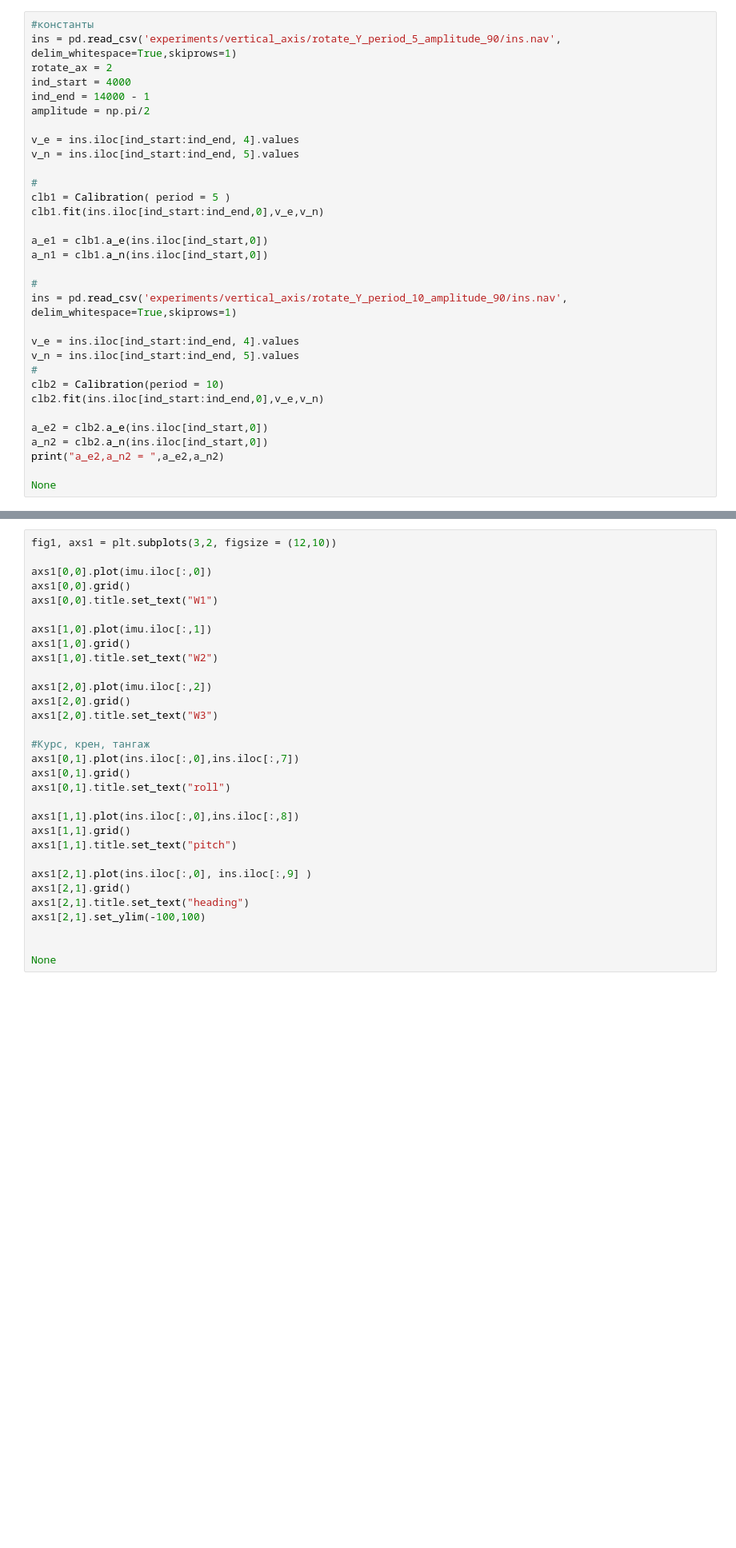
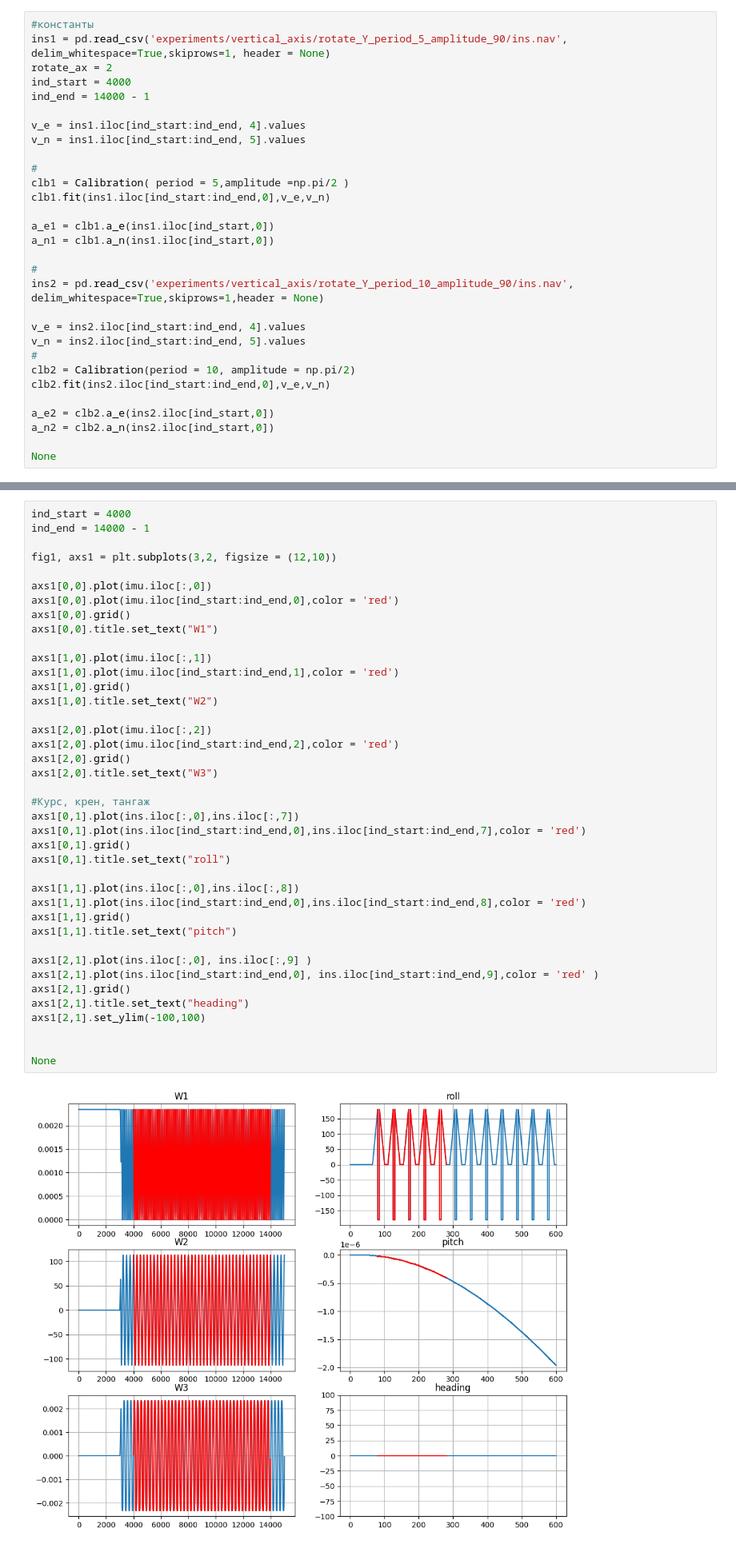
Before and after one commit to graphoman1535/Inav, a Jupyter notebook: Inav_analys.ipynb, the cells around one changed output, grey strips where cells are left out. Shown at 80% size. Drawn from its saved outputs; the diff is of its cells as text; blank space fills up the shorter version.

```diff
--- a/Inav_analys.ipynb
+++ b/Inav_analys.ipynb
@@ -72,32 +69,30 @@ ins = pd.read_csv('/home/roman/Inav/inav-ins-sample-app/experiments/vertical_axi
 # %%
 #константы
-ins = pd.read_csv('experiments/vertical_axis/rotate_Y_period_5_amplitude_90/ins.nav', delim_whitespace=True,skiprows=1)
+ins1 = pd.read_csv('experiments/vertical_axis/rotate_Y_period_5_amplitude_90/ins.nav', delim_whitespace=True,skiprows=1, header = None)
 rotate_ax = 2
 ind_start = 4000
 ind_end = 14000 - 1
-amplitude = np.pi/2
 
-v_e = ins.iloc[ind_start:ind_end, 4].values
-v_n = ins.iloc[ind_start:ind_end, 5].values
+v_e = ins1.iloc[ind_start:ind_end, 4].values
+v_n = ins1.iloc[ind_start:ind_end, 5].values
 
 #
-clb1 = Calibration( period = 5 )
-clb1.fit(ins.iloc[ind_start:ind_end,0],v_e,v_n)
+clb1 = Calibration( period = 5,amplitude =np.pi/2 )
+clb1.fit(ins1.iloc[ind_start:ind_end,0],v_e,v_n)
 
-a_e1 = clb1.a_e(ins.iloc[ind_start,0])
-a_n1 = clb1.a_n(ins.iloc[ind_start,0])
+a_e1 = clb1.a_e(ins1.iloc[ind_start,0])
+a_n1 = clb1.a_n(ins1.iloc[ind_start,0])
 
 #
-ins = pd.read_csv('experiments/vertical_axis/rotate_Y_period_10_amplitude_90/ins.nav', delim_whitespace=True,skiprows=1)
+ins2 = pd.read_csv('experiments/vertical_axis/rotate_Y_period_10_amplitude_90/ins.nav', delim_whitespace=True,skiprows=1,header = None)
 
-v_e = ins.iloc[ind_start:ind_end, 4].values
-v_n = ins.iloc[ind_start:ind_end, 5].values
+v_e = ins2.iloc[ind_start:ind_end, 4].values
+v_n = ins2.iloc[ind_start:ind_end, 5].values
 #
-clb2 = Calibration(period = 10)
-clb2.fit(ins.iloc[ind_start:ind_end,0],v_e,v_n)
+clb2 = Calibration(period = 10, amplitude = np.pi/2)
+clb2.fit(ins2.iloc[ind_start:ind_end,0],v_e,v_n)
 
-a_e2 = clb2.a_e(ins.iloc[ind_start,0])
-a_n2 = clb2.a_n(ins.iloc[ind_start,0])
-print("a_e2,a_n2 = ",a_e2,a_n2)
+a_e2 = clb2.a_e(ins2.iloc[ind_start,0])
+a_n2 = clb2.a_n(ins2.iloc[ind_start,0])
 
 None
@@ -146,33 +176,44 @@ NameError: name 'mean_psi' is not defined
 # %% [markdown]
 # Визуализация
 # %%
+ind_start = 4000
+ind_end = 14000 - 1
+
 fig1, axs1 = plt.subplots(3,2, figsize = (12,10))
 
 axs1[0,0].plot(imu.iloc[:,0])
+axs1[0,0].plot(imu.iloc[ind_start:ind_end,0],color = 'red')
 axs1[0,0].grid()
 axs1[0,0].title.set_text("W1")
 
 axs1[1,0].plot(imu.iloc[:,1])
+axs1[1,0].plot(imu.iloc[ind_start:ind_end,1],color = 'red')
 axs1[1,0].grid()
 axs1[1,0].title.set_text("W2")
 
 axs1[2,0].plot(imu.iloc[:,2])
+axs1[2,0].plot(imu.iloc[ind_start:ind_end,2],color = 'red')
 axs1[2,0].grid()
 axs1[2,0].title.set_text("W3")
 
 #Курс, крен, тангаж
 axs1[0,1].plot(ins.iloc[:,0],ins.iloc[:,7])
+axs1[0,1].plot(ins.iloc[ind_start:ind_end,0],ins.iloc[ind_start:ind_end,7],color = 'red')
 axs1[0,1].grid()
 axs1[0,1].title.set_text("roll")
 
 axs1[1,1].plot(ins.iloc[:,0],ins.iloc[:,8])
+axs1[1,1].plot(ins.iloc[ind_start:ind_end,0],ins.iloc[ind_start:ind_end,8],color = 'red')
 axs1[1,1].grid()
 axs1[1,1].title.set_text("pitch")
 
 axs1[2,1].plot(ins.iloc[:,0], ins.iloc[:,9] )
+axs1[2,1].plot(ins.iloc[ind_start:ind_end,0], ins.iloc[ind_start:ind_end,9],color = 'red' )
 axs1[2,1].grid()
 axs1[2,1].title.set_text("heading")
 axs1[2,1].set_ylim(-100,100)
 
 
 None
+# %% [output]
+[figure, added]
```
Also changed, not shown: parts of 21 cells of this notebook.
